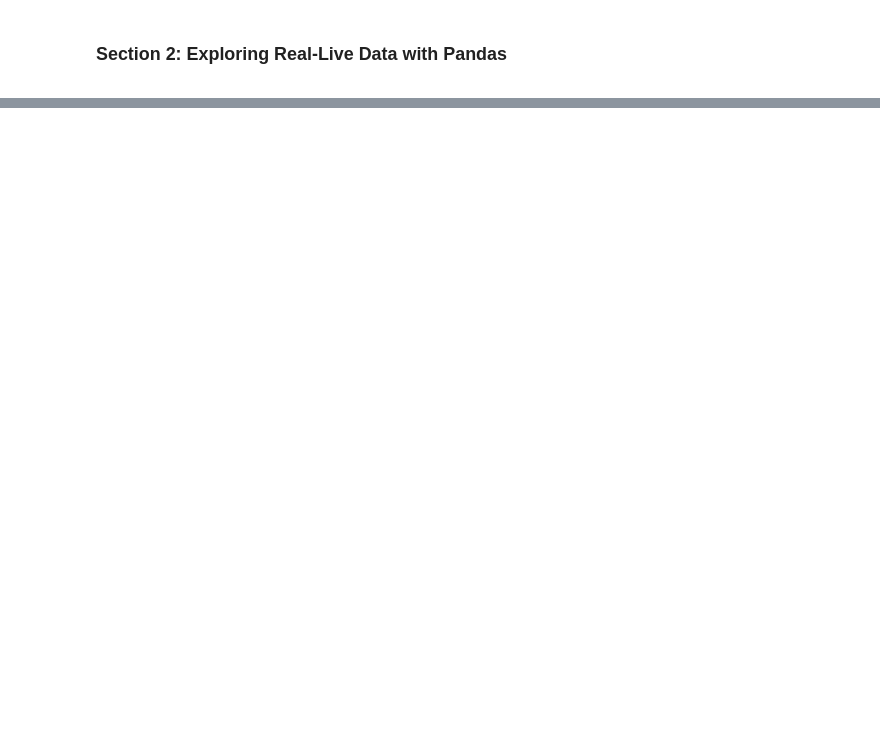
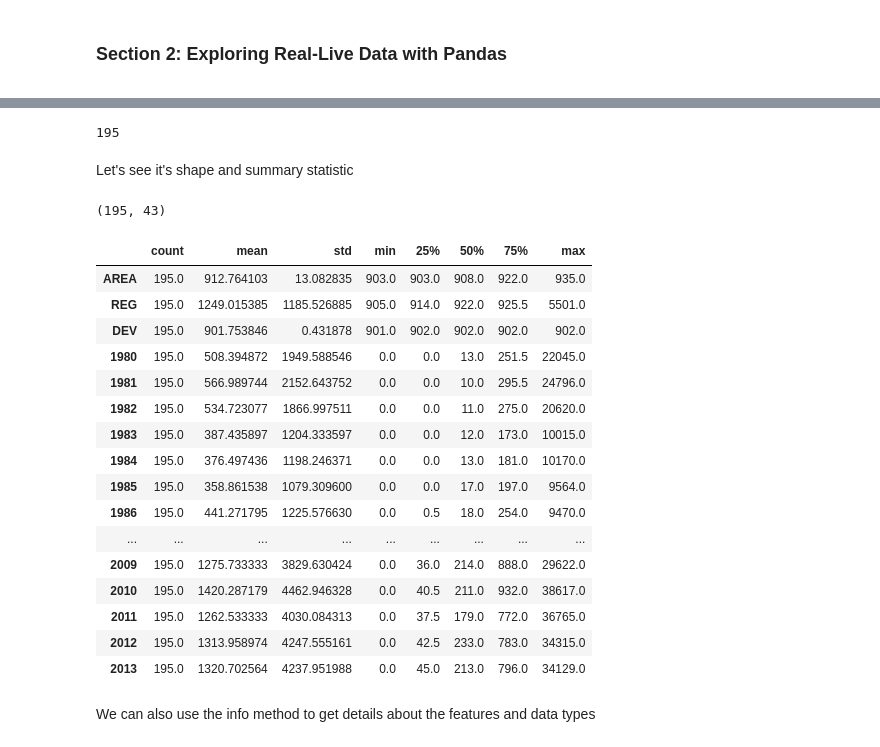
Before and after one commit to Lawrence-Krukrubo/Effective_Plotting_with_Matplotlib, a Jupyter notebook: Part_2_matplotlib_pandas.ipynb, the cells around one changed output, grey strips where cells are left out. Drawn from its saved outputs; the diff is of its cells as text; code cells hidden in the pictures; blank space fills up the shorter version.

```diff
--- a/Part_2_matplotlib_pandas.ipynb
+++ b/Part_2_matplotlib_pandas.ipynb
@@ -77 +91,4 @@ The dataset we shall explore contains annual data on the migrations of internati
 In this lab, we will focus on the Canadian immigration data.
+# %%
+# Lets get the raw link from Github
+data_link = "https://github.com/Lawrence-Krukrubo/Immigrations_Data_Visualization_with_Matplotlib/blob/master/Canada.xlsx?raw=true"
@@ -77,0 +97,3 @@ In this lab, we will focus on the Canadian immigration data.
+# %%
+canada_df = pd.read_excel(data_link, sheet_name='Canada by Citizenship', skiprows=range(20), skipfooter=2)
+canada_df.head()
@@ -77,0 +107,31 @@ In this lab, we will focus on the Canadian immigration data.
+# %%
+canada_df.OdName.nunique()
+# %% [output]
+195
+# %% [markdown]
+Let's see it's shape and summary statistic
+# %%
+print(canada_df.shape)
+
+canada_df.describe().T
+# %% [output]
+(195, 43)
+|  | count | mean | std | min | 25% | 50% | 75% | max |
+| AREA | 195.0 | 912.764103 | 13.082835 | 903.0 | 903.0 | 908.0 | 922.0 | 935.0 |
+| REG | 195.0 | 1249.015385 | 1185.526885 | 905.0 | 914.0 | 922.0 | 925.5 | 5501.0 |
+| DEV | 195.0 | 901.753846 | 0.431878 | 901.0 | 902.0 | 902.0 | 902.0 | 902.0 |
+| 1980 | 195.0 | 508.394872 | 1949.588546 | 0.0 | 0.0 | 13.0 | 251.5 | 22045.0 |
+| 1981 | 195.0 | 566.989744 | 2152.643752 | 0.0 | 0.0 | 10.0 | 295.5 | 24796.0 |
+| 1982 | 195.0 | 534.723077 | 1866.997511 | 0.0 | 0.0 | 11.0 | 275.0 | 20620.0 |
+| 1983 | 195.0 | 387.435897 | 1204.333597 | 0.0 | 0.0 | 12.0 | 173.0 | 10015.0 |
+| 1984 | 195.0 | 376.497436 | 1198.246371 | 0.0 | 0.0 | 13.0 | 181.0 | 10170.0 |
+| 1985 | 195.0 | 358.861538 | 1079.309600 | 0.0 | 0.0 | 17.0 | 197.0 | 9564.0 |
+| 1986 | 195.0 | 441.271795 | 1225.576630 | 0.0 | 0.5 | 18.0 | 254.0 | 9470.0 |
+| ... | ... | ... | ... | ... | ... | ... | ... | ... |
+| 2009 | 195.0 | 1275.733333 | 3829.630424 | 0.0 | 36.0 | 214.0 | 888.0 | 29622.0 |
+| 2010 | 195.0 | 1420.287179 | 4462.946328 | 0.0 | 40.5 | 211.0 | 932.0 | 38617.0 |
+| 2011 | 195.0 | 1262.533333 | 4030.084313 | 0.0 | 37.5 | 179.0 | 772.0 | 36765.0 |
+| 2012 | 195.0 | 1313.958974 | 4247.555161 | 0.0 | 42.5 | 233.0 | 783.0 | 34315.0 |
+| 2013 | 195.0 | 1320.702564 | 4237.951988 | 0.0 | 45.0 | 213.0 | 796.0 | 34129.0 |
+# %% [markdown]
+We can also use the info method to get details about the features and data types
```
Also changed, not shown: parts of 39 cells of this notebook.
